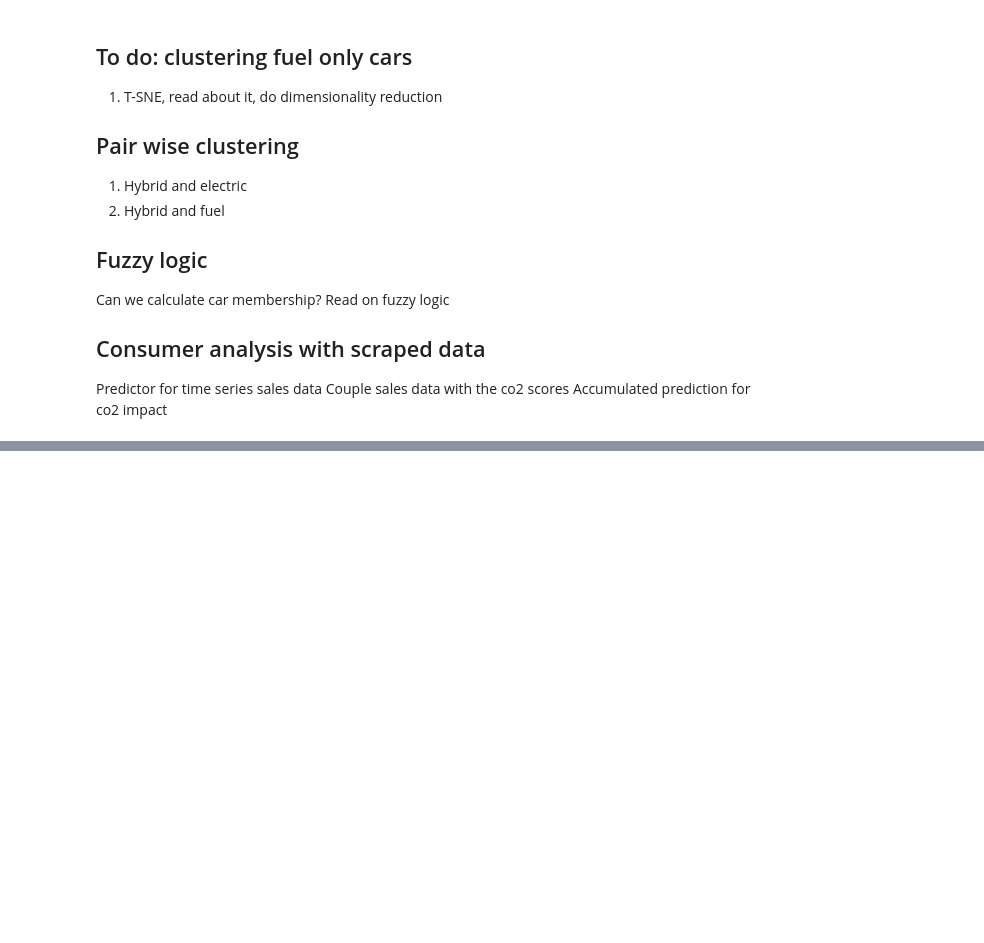
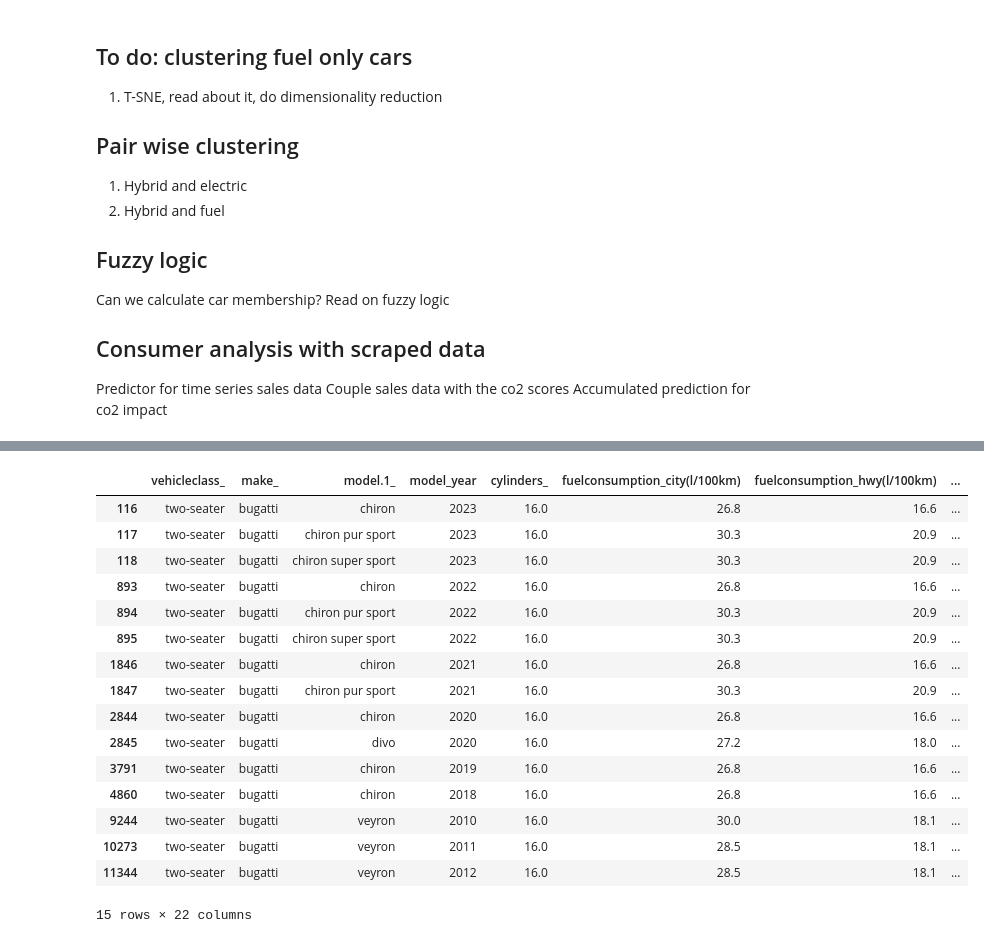
Before and after one commit to lfunderburk/machine-learning-capstone, a Jupyter notebook: notebooks/unsupervised-learning.ipynb, the cells around one changed output, grey strips where cells are left out. Saved outputs shown, nothing was run; the diff lists cells and outputs as text; code cells hidden in the pictures; blank space fills up the shorter version.

```diff
--- a/notebooks/unsupervised-learning.ipynb
+++ b/notebooks/unsupervised-learning.ipynb
@@ -265,11 +345,2 @@ perform_best_dbscan(X, best_eps, best_min_samples)
-# %%
-import seaborn as sns
-
-# Convert X to a Pandas DataFrame for easier plotting
-df = pd.DataFrame(X, columns=['model_year', 'cylinders_', 'fuelconsumption_city(l/100km)',
-       'fuelconsumption_hwy(l/100km)', 'co2emissions_(g/km)',
-       'number_of_gears', 'fuelconsumption_comb(mpg)'])
-
-# Use Seaborn's pairplot function to plot a scatter matrix
-sns.pairplot(df)
-plt.show()
+# %%
+n_clusters, labels = perform_dbscan(X_scaled, 2, 5)
@@ -275,0 +381,22 @@ plt.show()
+# %%
+df['cluster'] = labels
+# %%
+df[df['cluster']==1]
+# %% [output]
+|  | vehicleclass_ | make_ | model.1_ | model_year | cylinders_ | fuelconsumption_city(l/100km) | fuelconsumption_hwy(l/100km) | ... |
+| 116 | two-seater | bugatti | chiron | 2023 | 16.0 | 26.8 | 16.6 | ... |
+| 117 | two-seater | bugatti | chiron pur sport | 2023 | 16.0 | 30.3 | 20.9 | ... |
+| 118 | two-seater | bugatti | chiron super sport | 2023 | 16.0 | 30.3 | 20.9 | ... |
+| 893 | two-seater | bugatti | chiron | 2022 | 16.0 | 26.8 | 16.6 | ... |
+| 894 | two-seater | bugatti | chiron pur sport | 2022 | 16.0 | 30.3 | 20.9 | ... |
+| 895 | two-seater | bugatti | chiron super sport | 2022 | 16.0 | 30.3 | 20.9 | ... |
+| 1846 | two-seater | bugatti | chiron | 2021 | 16.0 | 26.8 | 16.6 | ... |
+| 1847 | two-seater | bugatti | chiron pur sport | 2021 | 16.0 | 30.3 | 20.9 | ... |
+| 2844 | two-seater | bugatti | chiron | 2020 | 16.0 | 26.8 | 16.6 | ... |
+| 2845 | two-seater | bugatti | divo | 2020 | 16.0 | 27.2 | 18.0 | ... |
+| 3791 | two-seater | bugatti | chiron | 2019 | 16.0 | 26.8 | 16.6 | ... |
+| 4860 | two-seater | bugatti | chiron | 2018 | 16.0 | 26.8 | 16.6 | ... |
+| 9244 | two-seater | bugatti | veyron | 2010 | 16.0 | 30.0 | 18.1 | ... |
+| 10273 | two-seater | bugatti | veyron | 2011 | 16.0 | 28.5 | 18.1 | ... |
+| 11344 | two-seater | bugatti | veyron | 2012 | 16.0 | 28.5 | 18.1 | ... |
+15 rows × 22 columns
```
Also changed, not shown: parts of 10 cells of this notebook, 1 other file.
